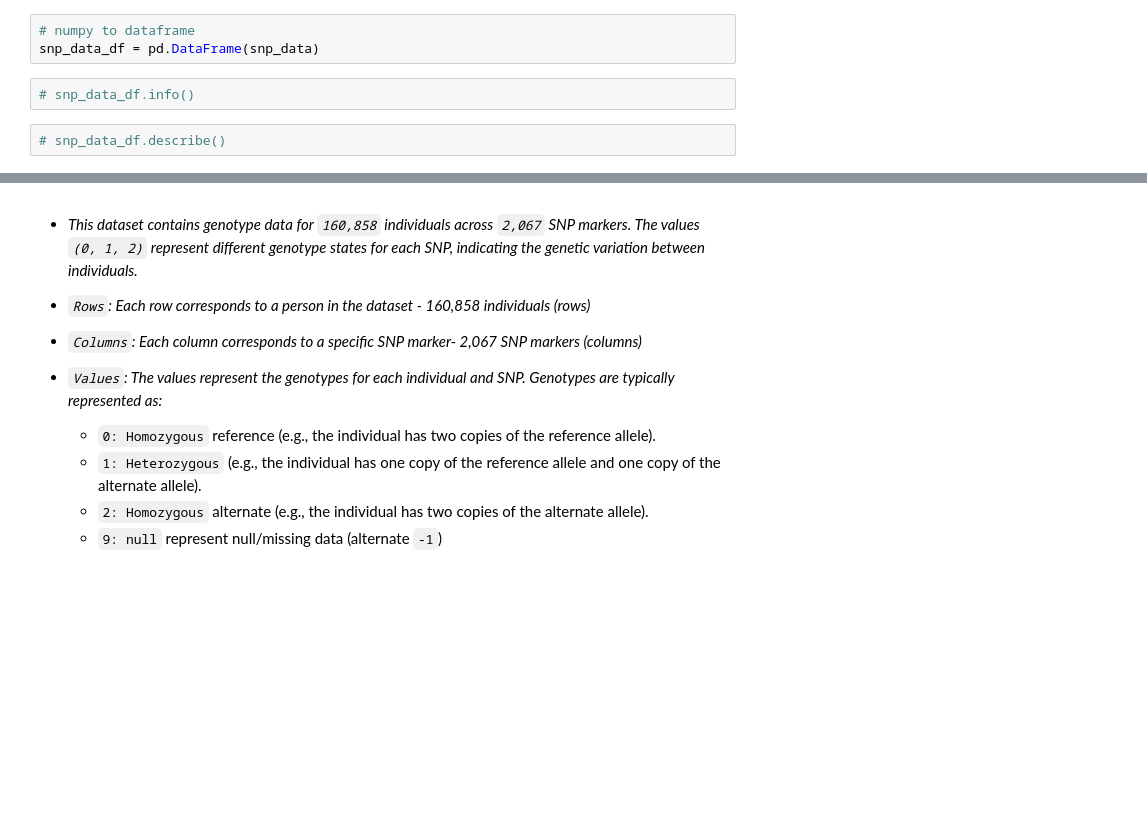
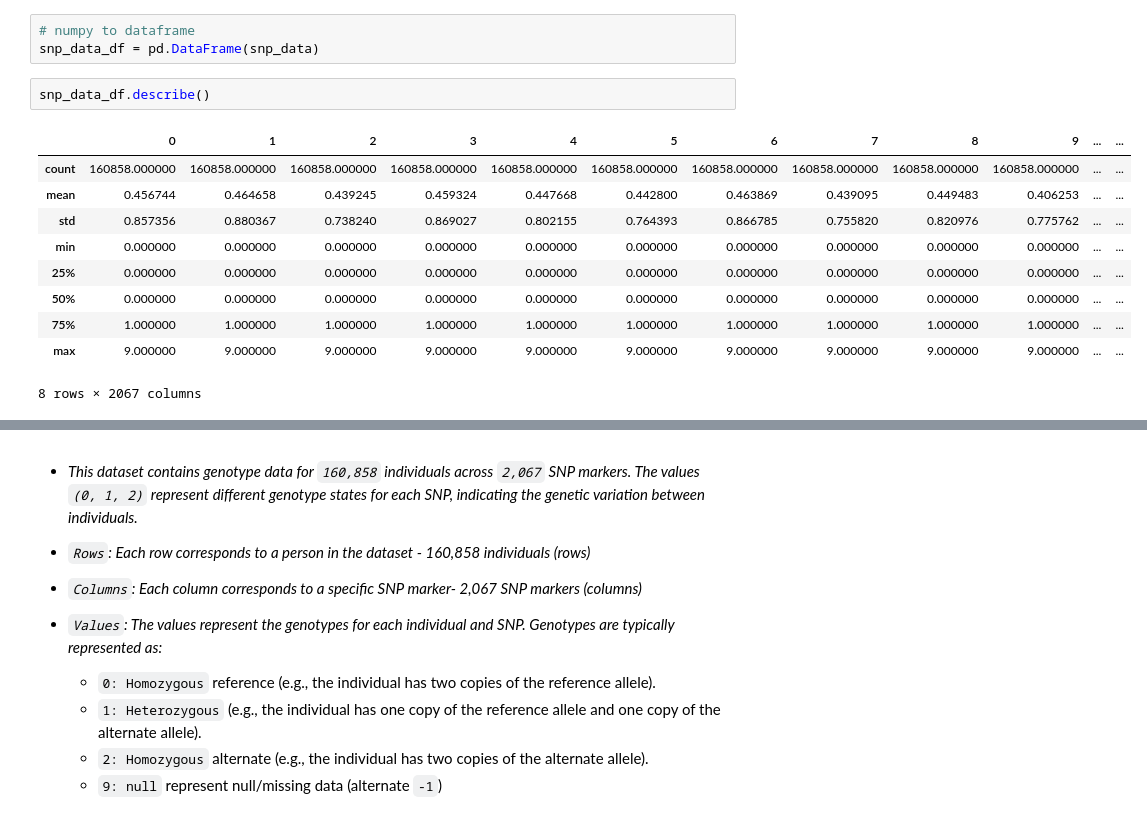
Before and after one commit to r-bashir/GenomeDiffusion, a Jupyter notebook: SNP.ipynb, the cells around one changed output, grey strips where cells are left out. Cells and saved outputs as stored; diff of their text form; blank space fills up the shorter version.

Commit message:
Data module finished

```diff
--- a/SNP.ipynb
+++ b/SNP.ipynb
@@ -300,7 +329,16 @@ print(np.unique(snp_data))
 # %%
 # numpy to dataframe
 snp_data_df = pd.DataFrame(snp_data)
-# %%
-# snp_data_df.info()
-# %%
-# snp_data_df.describe()
+# %%
+snp_data_df.describe()
+# %% [output]
+|  | 0 | 1 | 2 | 3 | 4 | 5 | 6 | 7 | 8 | 9 | ... | ... |
+| count | 160858.000000 | 160858.000000 | 160858.000000 | 160858.000000 | 160858.000000 | 160858.000000 | 160858.000000 | 160858.000000 | 160858.000000 | 160858.000000 | ... | ... |
+| mean | 0.456744 | 0.464658 | 0.439245 | 0.459324 | 0.447668 | 0.442800 | 0.463869 | 0.439095 | 0.449483 | 0.406253 | ... | ... |
+| std | 0.857356 | 0.880367 | 0.738240 | 0.869027 | 0.802155 | 0.764393 | 0.866785 | 0.755820 | 0.820976 | 0.775762 | ... | ... |
+| min | 0.000000 | 0.000000 | 0.000000 | 0.000000 | 0.000000 | 0.000000 | 0.000000 | 0.000000 | 0.000000 | 0.000000 | ... | ... |
+| 25% | 0.000000 | 0.000000 | 0.000000 | 0.000000 | 0.000000 | 0.000000 | 0.000000 | 0.000000 | 0.000000 | 0.000000 | ... | ... |
+| 50% | 0.000000 | 0.000000 | 0.000000 | 0.000000 | 0.000000 | 0.000000 | 0.000000 | 0.000000 | 0.000000 | 0.000000 | ... | ... |
+| 75% | 1.000000 | 1.000000 | 1.000000 | 1.000000 | 1.000000 | 1.000000 | 1.000000 | 1.000000 | 1.000000 | 1.000000 | ... | ... |
+| max | 9.000000 | 9.000000 | 9.000000 | 9.000000 | 9.000000 | 9.000000 | 9.000000 | 9.000000 | 9.000000 | 9.000000 | ... | ... |
+8 rows × 2067 columns
```
Also changed, not shown: parts of 6 cells of this notebook, 1 other file.
